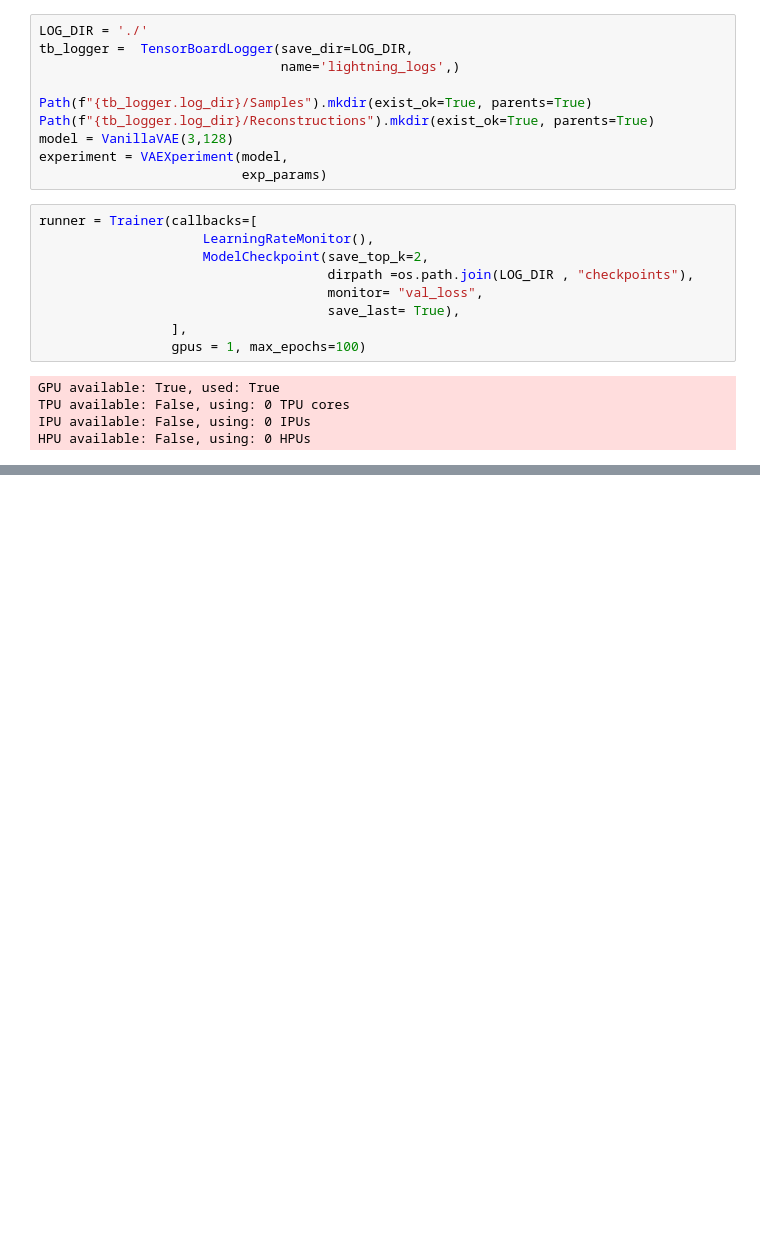
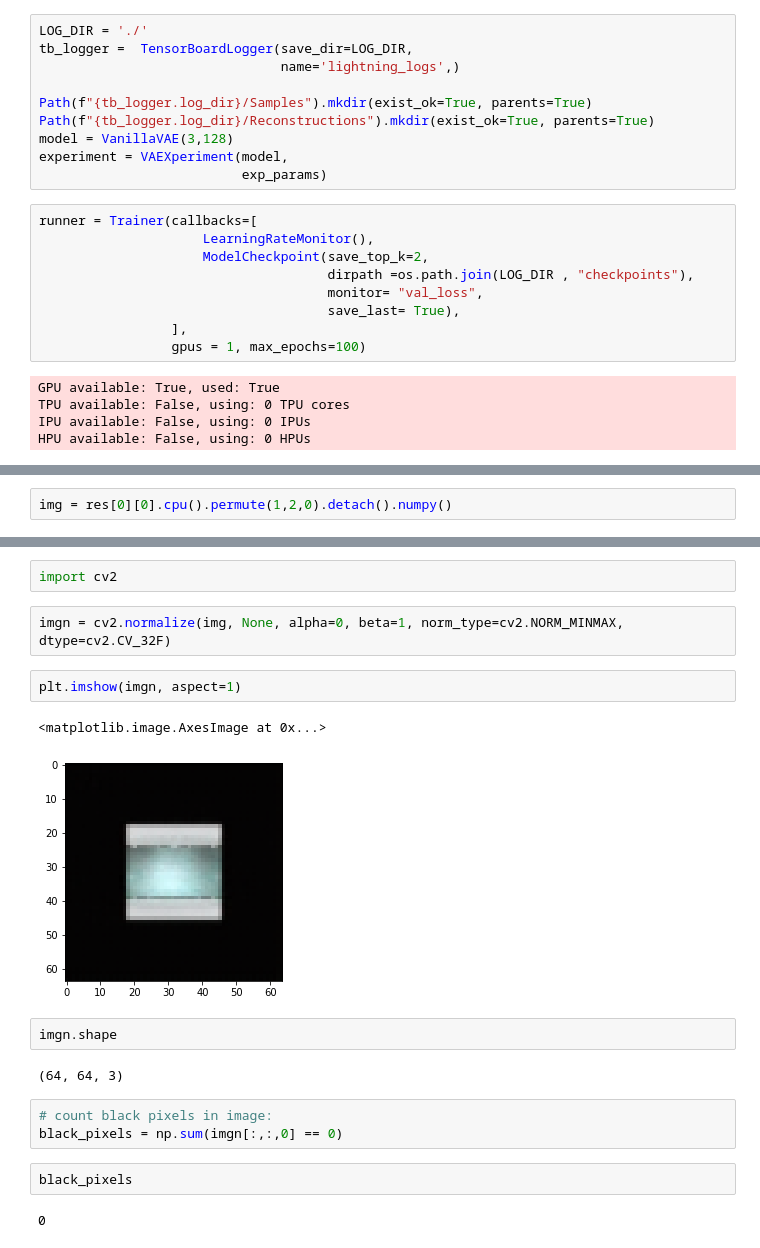
Before and after one commit to Jakob-98/wild, a Jupyter notebook: models/VAE/VAE_BASE.ipynb, the cells around one changed output, grey strips where cells are left out. Saved outputs shown, nothing was run; the diff lists cells and outputs as text; blank space fills up the shorter version.

```diff
--- a/models/VAE/VAE_BASE.ipynb
+++ b/models/VAE/VAE_BASE.ipynb
@@ -529,0 +540,2 @@ LOCAL_RANK: 0 - CUDA_VISIBLE_DEVICES: [0]
+# %%
+img = res[0][0].cpu().permute(1,2,0).detach().numpy()
@@ -529,0 +554,20 @@ LOCAL_RANK: 0 - CUDA_VISIBLE_DEVICES: [0]
+# %%
+import cv2
+# %%
+imgn = cv2.normalize(img, None, alpha=0, beta=1, norm_type=cv2.NORM_MINMAX, dtype=cv2.CV_32F)
+# %%
+plt.imshow(imgn, aspect=1)
+# %% [output]
+<matplotlib.image.AxesImage at 0x...>
+[figure, added]
+# %%
+imgn.shape
+# %% [output]
+(64, 64, 3)
+# %%
+# count black pixels in image:
+black_pixels = np.sum(imgn[:,:,0] == 0)
+# %%
+black_pixels
+# %% [output]
+0
```
Also changed, not shown: parts of 10 cells of this notebook.
